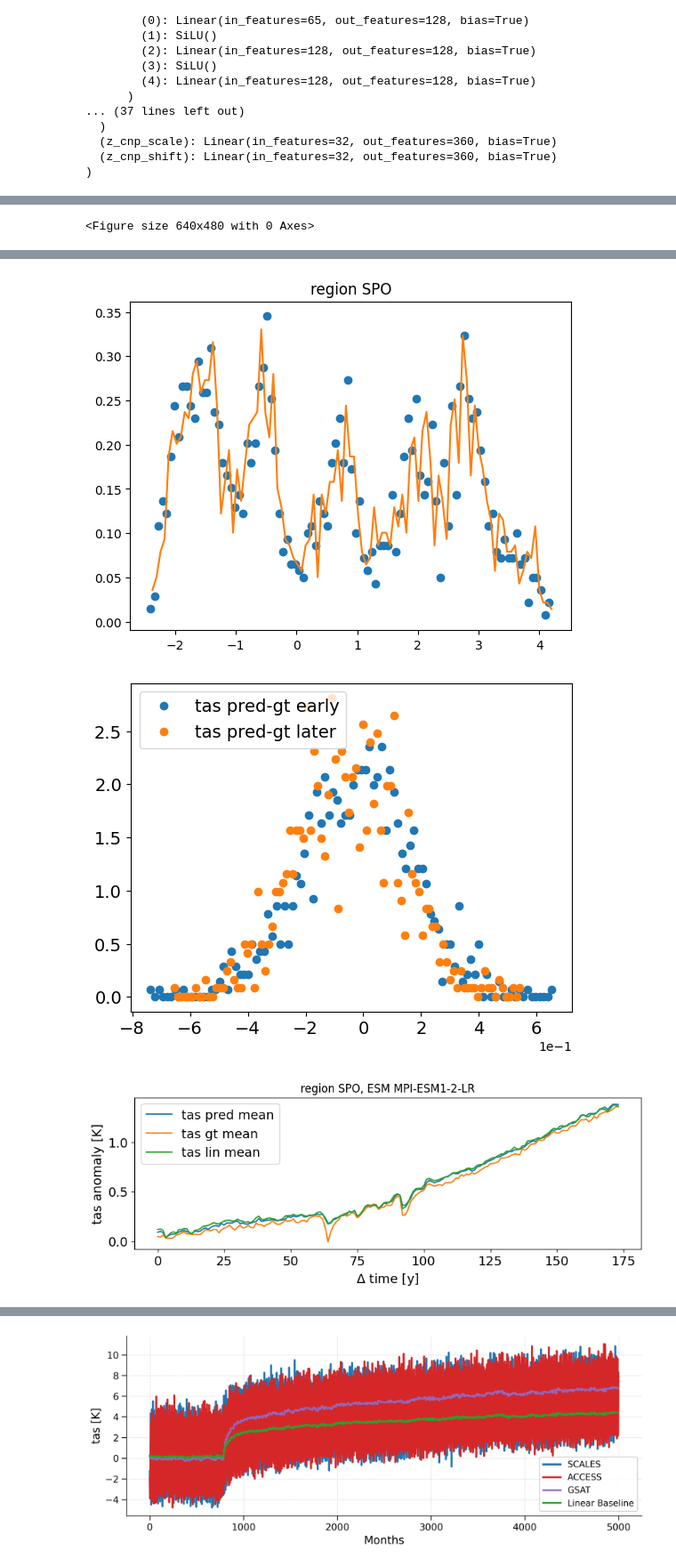
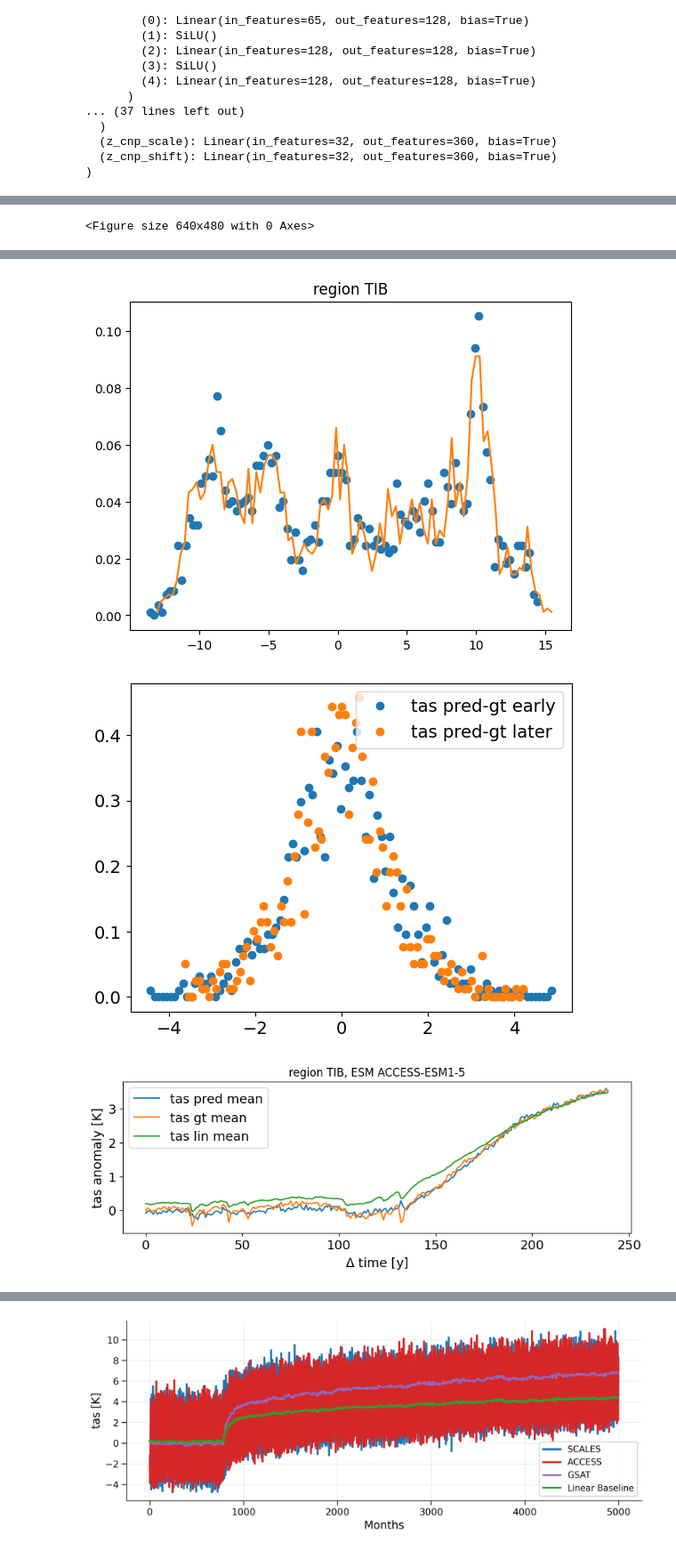
Before and after one commit to NiklasSchwind/SCALES-test, a Jupyter notebook: proto_scales/scales-for-fastMIP.ipynb, the cells around one changed output, grey strips where cells are left out. Shown at 89% size. Saved outputs shown, nothing was run; the diff lists cells and outputs as text; code cells hidden in the pictures.

```diff
--- a/proto_scales/scales-for-fastMIP.ipynb
+++ b/proto_scales/scales-for-fastMIP.ipynb
@@ -27,8 +27,9 @@ import pickle
 @torch.no_grad()
 def forecast(model, y_ctx, u_ctx, pr_ctx, u_fut,n_samples = 1):
 
-    device = y_ctx.device
+    #device = y_ctx.device
     B, H, Du = u_fut.shape
+    print(y_ctx.device, u_ctx.device, u_fut.device,pr_ctx.device)
 
     # DeepSSM mean forecast (IMPORTANT: mean, no observation noise)
     y_ssm, _, _,pr_ssm,_,_ = model.forecast(y_ctx, u_ctx, u_fut, steps=H, n_samples=n_samples,pr_ctx=pr_ctx)  # [B,H,Dy]
@@ -96,8 +97,8 @@ from proto_scales.ssm_model.scales_ssm import StandardScaler
 # resevoir_dim = 4
 
 from proto_scales.multi_esm_model.scales_cnp import DeepCnpSsmforESM,DeepSSMPatternConditioned
-scaler_path ="/home/kainverena/PythonProjects/outputs_ssm_scales/scales_cnp_20260724_130848/"
-model_filename = scaler_path+"checkpoints/cnp_epoch0620.pt"
+scaler_path ="/home/kainverena/PythonProjects/outputs_ssm_scales/scales_cnp_20260728_144949/"
+model_filename = scaler_path+"checkpoints/cnp_epoch0420.pt"
 zdim = 64
 rnn_hidden=256
 use_linear_model = True
@@ -163,11 +164,12 @@ fetch_and_massage_data: retained 50/50 scenarios: ['canesm5_ssp245-r24i1p2f1_tas
 fetch_and_massage_data: retained 33/33 scenarios: ['miroc6_ssp245-r49i1p1f1_tas_ipcc-regions_latweight.csv', 'miroc6_ssp245-r43i1p1f1_tas_ipcc-regions_latweight.csv', 'miroc6_ssp245-r2i1p1f1_tas_ipcc- ...
 fetch_and_massage_data: retained 11/11 scenarios: ['ipsl-cm6a-lr_ssp245-r22i1p1f1_tas_ipcc-regions_latweight.csv', 'ipsl-cm6a-lr_ssp245-r11i1p1f1_tas_ipcc-regions_latweight.csv', 'ipsl-cm6a-lr_ssp245- ...
 # %%
-MODEL = models[0]
+MODEL = models[1]
 test_data_np = model_data[MODEL]
 
-Tc_test = 600
-H =2100
+Tc_test = 120
+H =len(test_data_np[0][0])-Tc_test
+
 
 y_past, pr_past, u_past, u_future,tas_test,pr_test = prepare_data_for_inference(H,Tc_test,test_data_np)
 # %%
@@ -179,7 +181,7 @@ region_names = ['ARO', 'ARP', 'ARS', 'BOB', 'CAF', 'CAR', 'CAU',
        'SPO', 'SSA', 'SWS', 'TIB', 'WAF', 'WAN', 'WCA', 'WCE', 'WNA', 'WSAF',
        'WSB']
 # %%
-device = "cpu"
+device = "cuda"
 Dy = 58#tas_test.shape[-1]
 Du = 1#test_gmt.shape[-1]
 
@@ -449,7 +452,7 @@ sample = 0 #17 bad for pr; 15, 35, 27 for ssp534-over
 
 test_gmt = np.concat((u_past,u_future),axis=1)
 
-region = region_names.index("SPO")
+region = region_names.index("TIB")
 region = region
 y_pred = y_scaler.inverse_transform(y_ssm.cpu())[sample,:,region]
 y_pred_lin = y_scaler.inverse_transform(y_lin.cpu())[sample,:,region]
@@ -602,3 +605,3 @@ plt.plot(y_yearly_mean - y_yearly_gt)
-[figure, old version]
+[figure, new version]
-[figure, old version]
+[figure, new version]
-[figure, old version]
+[figure, new version]
```
Also changed, not shown: parts of 10 cells of this notebook.
